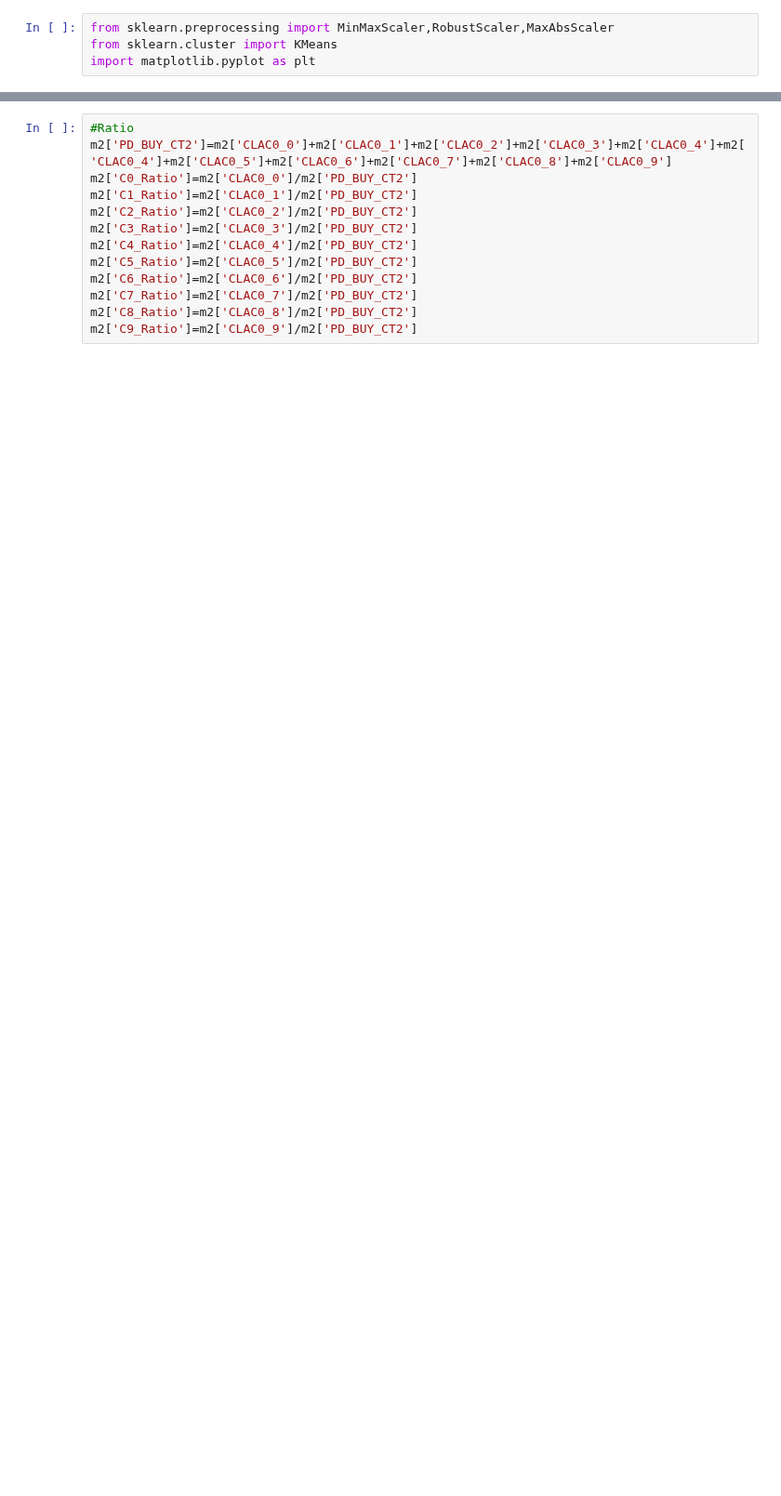
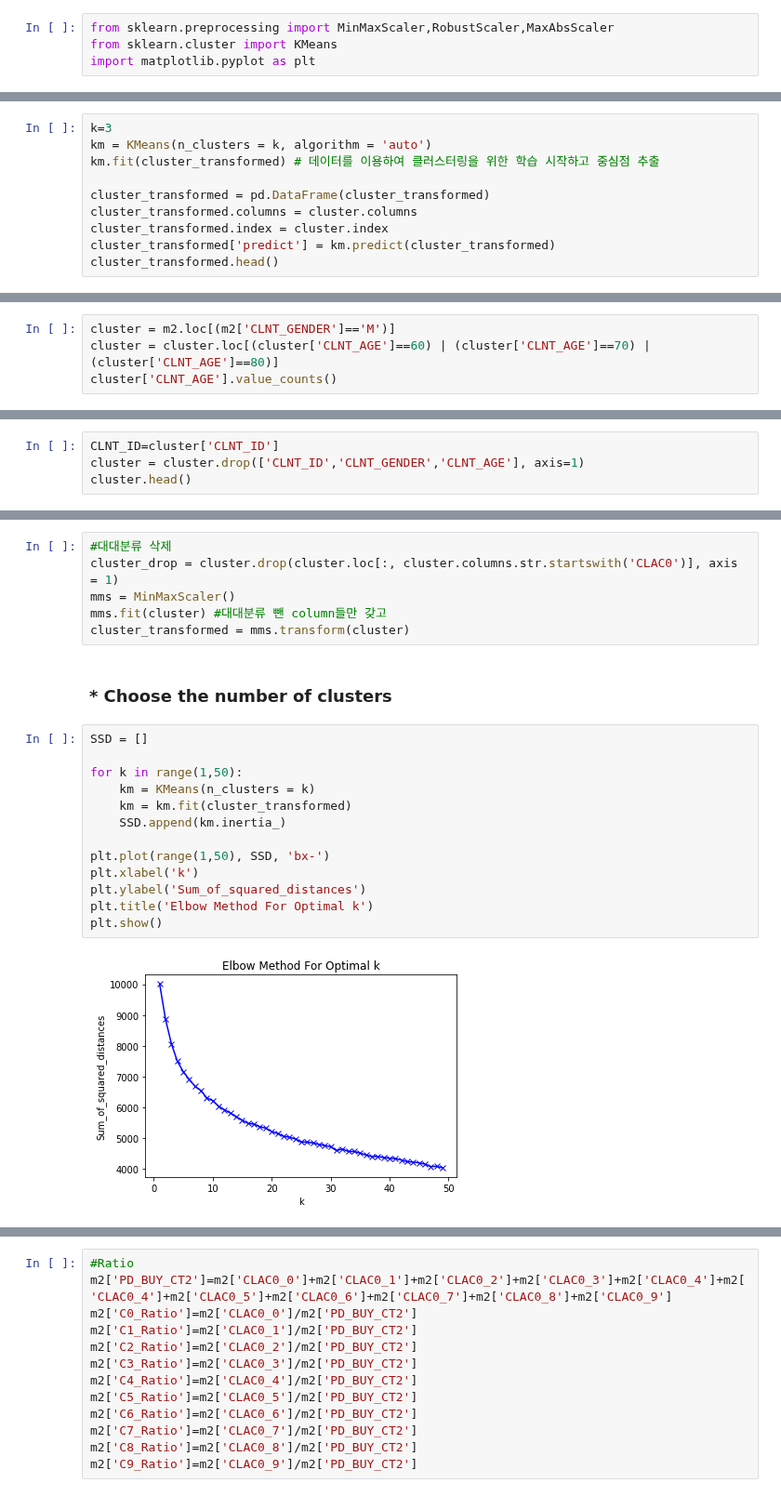
Before and after one commit to miniii222/-5th-L.point_bigdata_competiton, a Jupyter notebook: modeling/New_Scoring.ipynb, the cells around one changed output, grey strips where cells are left out. Shown at 93% size. Saved outputs shown, nothing was run; the diff lists cells and outputs as text; blank space fills up the shorter version.

```diff
--- a/modeling/New_Scoring.ipynb
+++ b/modeling/New_Scoring.ipynb
@@ -150,0 +87,10 @@ F_678_Score=pd.concat([F_678_transformed['CLNT_ID'], F_678_Score], axis=1)
+# %%
+k=3
+km = KMeans(n_clusters = k, algorithm = 'auto')
+km.fit(cluster_transformed) # 데이터를 이용하여 클러스터링을 위한 학습 시작하고 중심점 추출
+
+cluster_transformed = pd.DataFrame(cluster_transformed)
+cluster_transformed.columns = cluster.columns
+cluster_transformed.index = cluster.index
+cluster_transformed['predict'] = km.predict(cluster_transformed)
+cluster_transformed.head()
@@ -150,0 +194,4 @@ F_678_Score=pd.concat([F_678_transformed['CLNT_ID'], F_678_Score], axis=1)
+# %%
+cluster = m2.loc[(m2['CLNT_GENDER']=='M')]
+cluster = cluster.loc[(cluster['CLNT_AGE']==60) | (cluster['CLNT_AGE']==70) | (cluster['CLNT_AGE']==80)]
+cluster['CLNT_AGE'].value_counts()
@@ -150,0 +203,4 @@ F_678_Score=pd.concat([F_678_transformed['CLNT_ID'], F_678_Score], axis=1)
+# %%
+CLNT_ID=cluster['CLNT_ID']
+cluster = cluster.drop(['CLNT_ID','CLNT_GENDER','CLNT_AGE'], axis=1)
+cluster.head()
@@ -150,0 +215,23 @@ F_678_Score=pd.concat([F_678_transformed['CLNT_ID'], F_678_Score], axis=1)
+# %%
+#대대분류 삭제
+cluster_drop = cluster.drop(cluster.loc[:, cluster.columns.str.startswith('CLAC0')], axis = 1)
+mms = MinMaxScaler()
+mms.fit(cluster) #대대분류 뺀 column들만 갖고
+cluster_transformed = mms.transform(cluster)
+# %% [markdown]
+### * Choose the number of clusters
+# %%
+SSD = []
+
+for k in range(1,50):
+    km = KMeans(n_clusters = k)
+    km = km.fit(cluster_transformed)
+    SSD.append(km.inertia_)
+
+plt.plot(range(1,50), SSD, 'bx-')
+plt.xlabel('k')
+plt.ylabel('Sum_of_squared_distances')
+plt.title('Elbow Method For Optimal k')
+plt.show()
+# %% [output]
+[figure, added]
```
Also changed, not shown: parts of 73 cells of this notebook.
